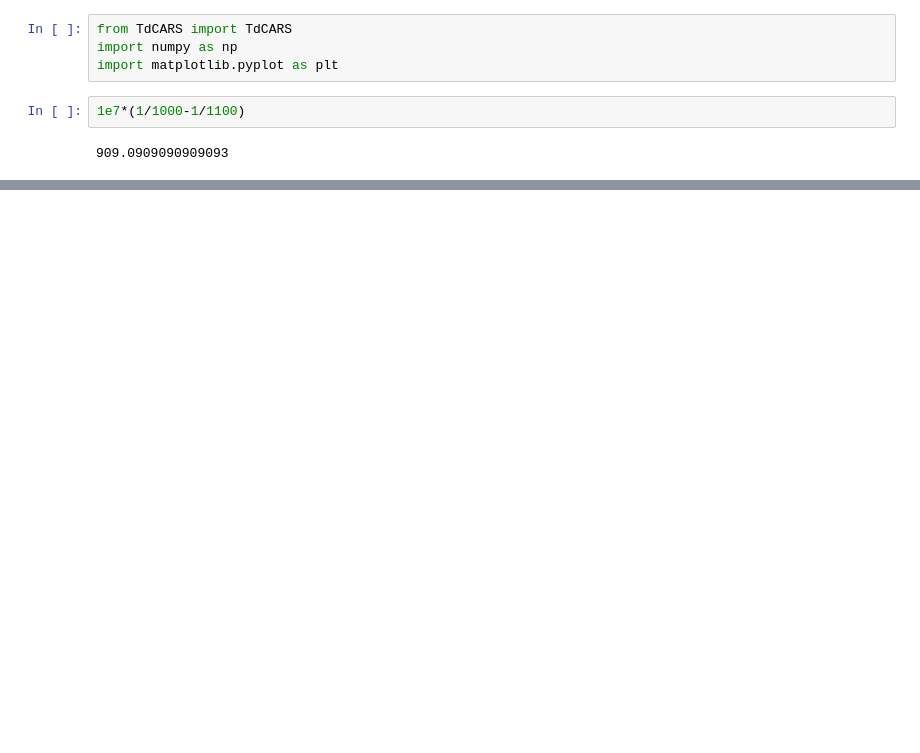
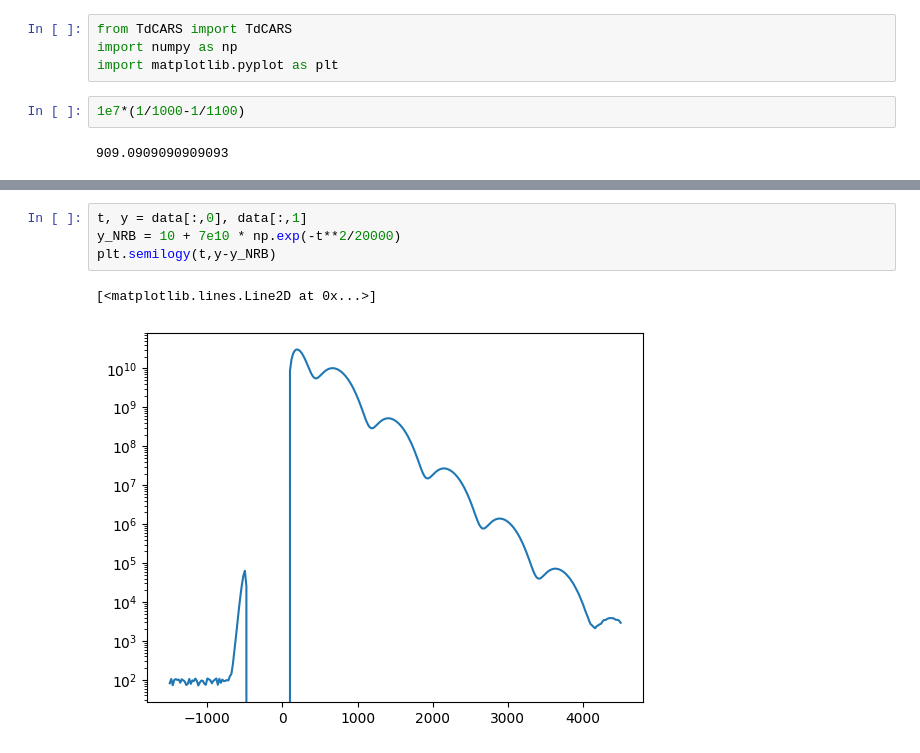
Before and after one commit to DinushaMS/Python-Physics, a Jupyter notebook: Optics/td_CARS_fit/create_tdCARS_mock_data.ipynb, the cells around one changed output, grey strips where cells are left out. Drawn from its saved outputs; the diff is of its cells as text; blank space fills up the shorter version.

```diff
--- a/Optics/td_CARS_fit/create_tdCARS_mock_data.ipynb
+++ b/Optics/td_CARS_fit/create_tdCARS_mock_data.ipynb
@@ -88,0 +89,7 @@ plt.show()
+# %%
+t, y = data[:,0], data[:,1]
+y_NRB = 10 + 7e10 * np.exp(-t**2/20000)
+plt.semilogy(t,y-y_NRB)
+# %% [output]
+[<matplotlib.lines.Line2D at 0x...>]
+[figure, added]
```
Also changed, not shown: parts of 8 cells of this notebook, 22 other files.
